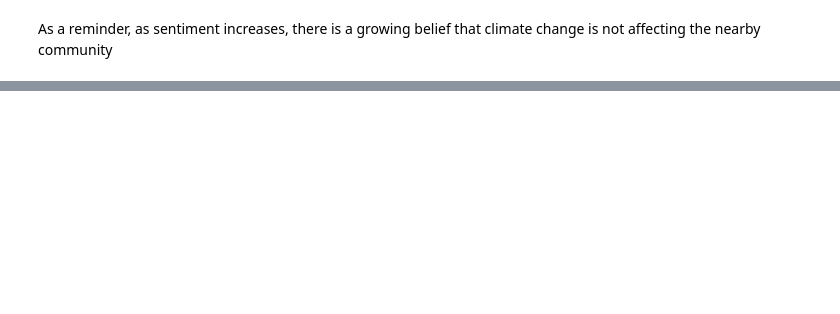
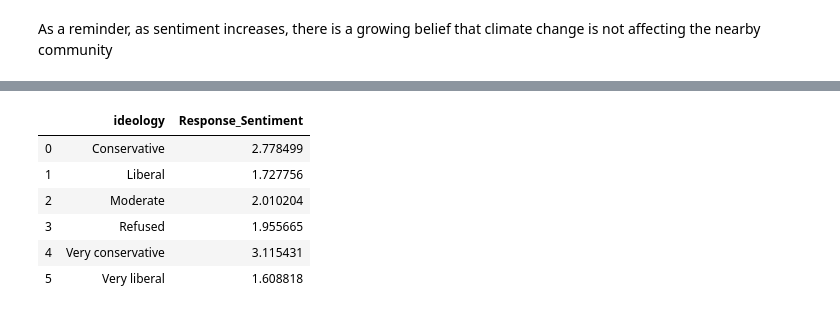
Before and after one commit to ds-modules/BUDS-SU21-Dev, a Jupyter notebook: survey_data/atp_exploration.ipynb, the cells around one changed output, grey strips where cells are left out. Saved outputs shown, nothing was run; the diff lists cells and outputs as text; code cells hidden in the pictures; blank space fills up the shorter version.

```diff
--- a/survey_data/atp_exploration.ipynb
+++ b/survey_data/atp_exploration.ipynb
@@ -192,0 +210,11 @@ As a reminder, as sentiment increases, there is a growing belief that climate ch
+# %%
+new_party_and_climate = party_and_climate.groupby(["ideology"]).mean().reset_index()
+new_party_and_climate
+# %% [output]
+|  | ideology | Response_Sentiment |
+| 0 | Conservative | 2.778499 |
+| 1 | Liberal | 1.727756 |
+| 2 | Moderate | 2.010204 |
+| 3 | Refused | 1.955665 |
+| 4 | Very conservative | 3.115431 |
+| 5 | Very liberal | 1.608818 |
```
Also changed, not shown: parts of 9 cells of this notebook.
